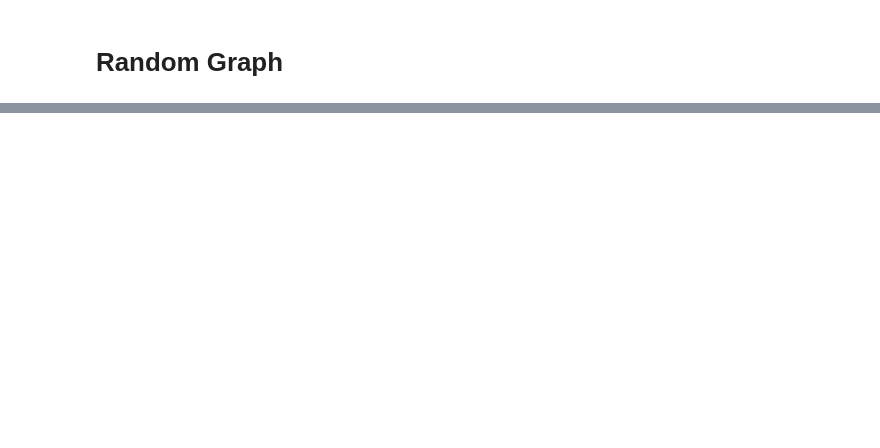
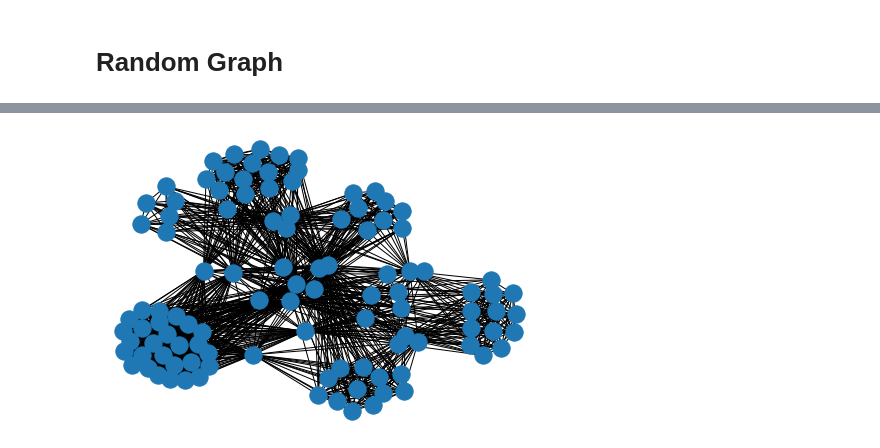
Before and after one commit to Ihorkostiuk01/Diffusion_Processes, a Jupyter notebook: Raport_3.ipynb, the cells around one changed output, grey strips where cells are left out. Saved outputs shown, nothing was run; the diff lists cells and outputs as text; code cells hidden in the pictures; blank space fills up the shorter version.

```diff
--- a/Raport_3.ipynb
+++ b/Raport_3.ipynb
@@ -421,0 +638,6 @@ Variance of degree distribution: 1265.6819000000003
+# %%
+nx.draw(G)
+
+plt.show()
+# %% [output]
+[figure, added]
```
Also changed, not shown: parts of 16 cells of this notebook.
